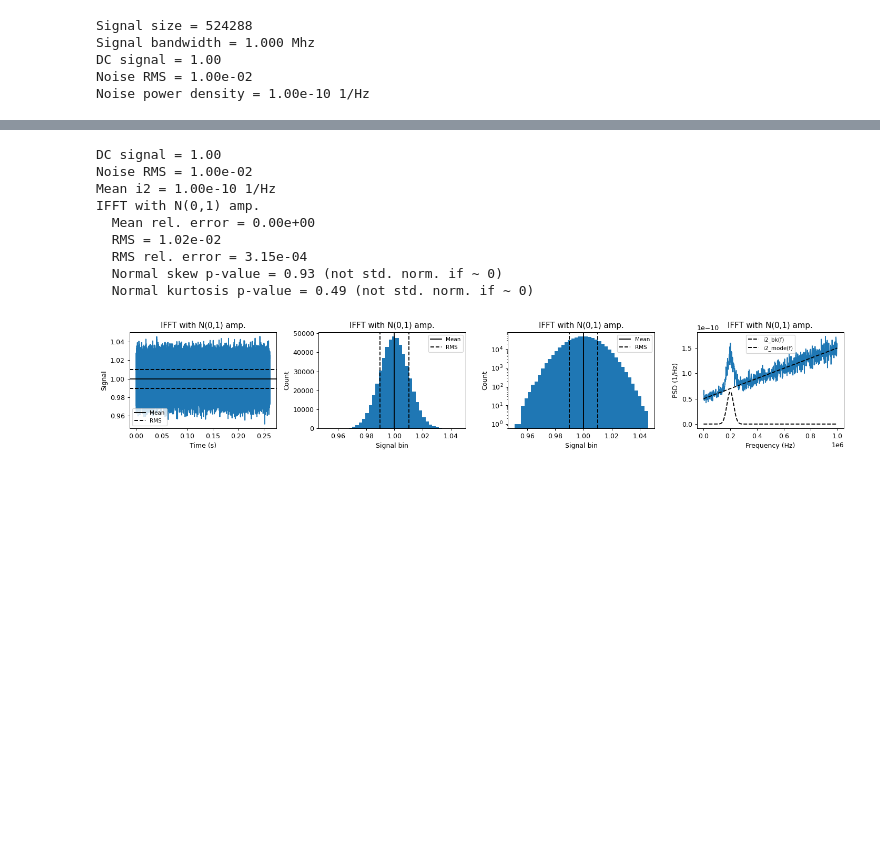
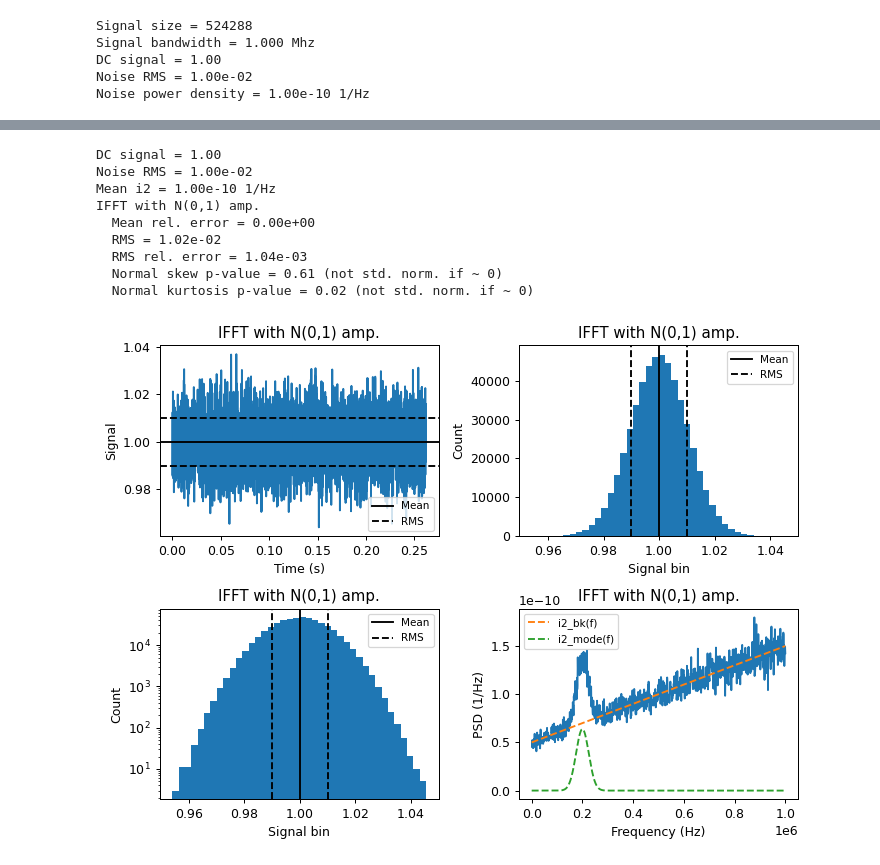
Before and after one commit to drsmith48/w7x-bes-design, a Jupyter notebook: signal_plots.ipynb, the cells around one changed output, grey strips where cells are left out. Cells and saved outputs as stored; diff of their text form; code cells hidden in the pictures; blank space fills up the shorter version.

```diff
--- a/signal_plots.ipynb
+++ b/signal_plots.ipynb
@@ -101,7 +101,7 @@ for signal, name in zip([signal_1, signal_2], [s1_name, s2_name]):
     print(f'  i2 rel. error = {i2_rel_error:.3e}')
 
     plt.sca(axes.flat[iax])
-    plt.plot(time_array, signal)
+    plt.plot(time_array[::100], signal[::100])
     plt.title(name)
     plt.xlabel('Time (s)')
     plt.ylabel('Signal')
@@ -167,7 +167,7 @@ print(f'Noise RMS = {I_rms:.2e}')
 
 i2_f_rel = np.linspace(1,3,nfreqs_full)
 i2_mean = I_rms**2 / bw
-print(f'  Mean i2 = {i2_mean:.2e} 1/Hz')
+print(f'Mean i2 = {i2_mean:.2e} 1/Hz')
 i2_f = i2_mean * i2_f_rel / np.mean(i2_f_rel)
 
 # signal 3 from fourier comp and ifft
@@ -179,7 +179,7 @@ phases[0] = 0
 fourier_comp = amplitudes * np.exp(1.j * phases)
 signal_3 = np.real( scipy.fft.irfft(fourier_comp) )
 
-ncols, nrows = 4, 1
+ncols, nrows = 2,2
 fig, axes = plt.subplots(ncols=ncols, nrows=nrows, figsize=(ncols*4, nrows*3))
 iax = 0
 for signal, name in zip([signal_3], [s3_name]):
@@ -202,7 +202,7 @@ for signal, name in zip([signal_3], [s3_name]):
     psd_mean = np.mean(psd, axis=1)
 
     plt.sca(axes.flat[iax])
-    plt.plot(time_array, signal)
+    plt.plot(time_array[::100], signal[::100])
     plt.title(name)
     plt.xlabel('Time (s)')
     plt.ylabel('Signal')
@@ -293,7 +293,7 @@ fourier_comp = fourier_comp + amplitudes * np.exp(1.j * phases)
 
 signal_3 = np.real( scipy.fft.irfft(fourier_comp) )
 
-ncols, nrows = 4, 1
+ncols, nrows = 2,2
 fig, axes = plt.subplots(ncols=ncols, nrows=nrows, figsize=(ncols*4, nrows*3))
 iax = 0
 for signal, name in zip([signal_3], [s3_name]):
@@ -318,7 +318,7 @@ for signal, name in zip([signal_3], [s3_name]):
     psd_mean = np.mean(psd, axis=1)
 
     plt.sca(axes.flat[iax])
-    plt.plot(time_array, signal)
+    plt.plot(time_array[::100], signal[::100])
     plt.title(name)
     plt.xlabel('Time (s)')
     plt.ylabel('Signal')
@@ -343,36 +343,36 @@ for signal, name in zip([signal_3], [s3_name]):
     plt.hist(signal, bins=40, log=True)
     plt.title(name)
     plt.xlabel('Signal bin')
     plt.ylabel('Count')
     plt.axvline(mean, c='k', ls='-', label='Mean')
     plt.axvline(mean-rms, c='k', ls='--', label='RMS')
     plt.axvline(mean+rms, c='k', ls='--')
     plt.legend(fontsize='small')
     iax += 1
 
     plt.sca(axes.flat[iax])
     plt.plot(freqs[1:], psd_mean[1:])
     plt.plot(freqs_full, i2_f,
-        c='k', ls='--', label='i2_bk(f)')
+        c='C1', ls='--', label='i2_bk(f)')
     plt.plot(freqs_full, i2_f_mode,
-        c='k', ls='--', label='i2_mode(f)')
+        c='C2', ls='--', label='i2_mode(f)')
     plt.title(name)
     plt.xlabel('Frequency (Hz)')
     plt.ylabel('PSD (1/Hz)')
     # plt.ylim(i2_total*1e-1,i2_total*1e1)
     # plt.xlim(freqs[1], bw)
     plt.legend(fontsize='small')
     iax += 1
 
 plt.tight_layout()
 # %% [output]
 DC signal = 1.00
 Noise RMS = 1.00e-02
 Mean i2 = 1.00e-10 1/Hz
 IFFT with N(0,1) amp.
   Mean rel. error = 0.00e+00
   RMS = 1.02e-02
-  RMS rel. error = 3.15e-04
-  Normal skew p-value = 0.93 (not std. norm. if ~ 0)
-  Normal kurtosis p-value = 0.49 (not std. norm. if ~ 0)
+  RMS rel. error = 1.04e-03
+  Normal skew p-value = 0.61 (not std. norm. if ~ 0)
+  Normal kurtosis p-value = 0.02 (not std. norm. if ~ 0)
-[figure, old version]
+[figure, new version]
```
Also changed, not shown: parts of 2 cells of this notebook, 1 other file.
